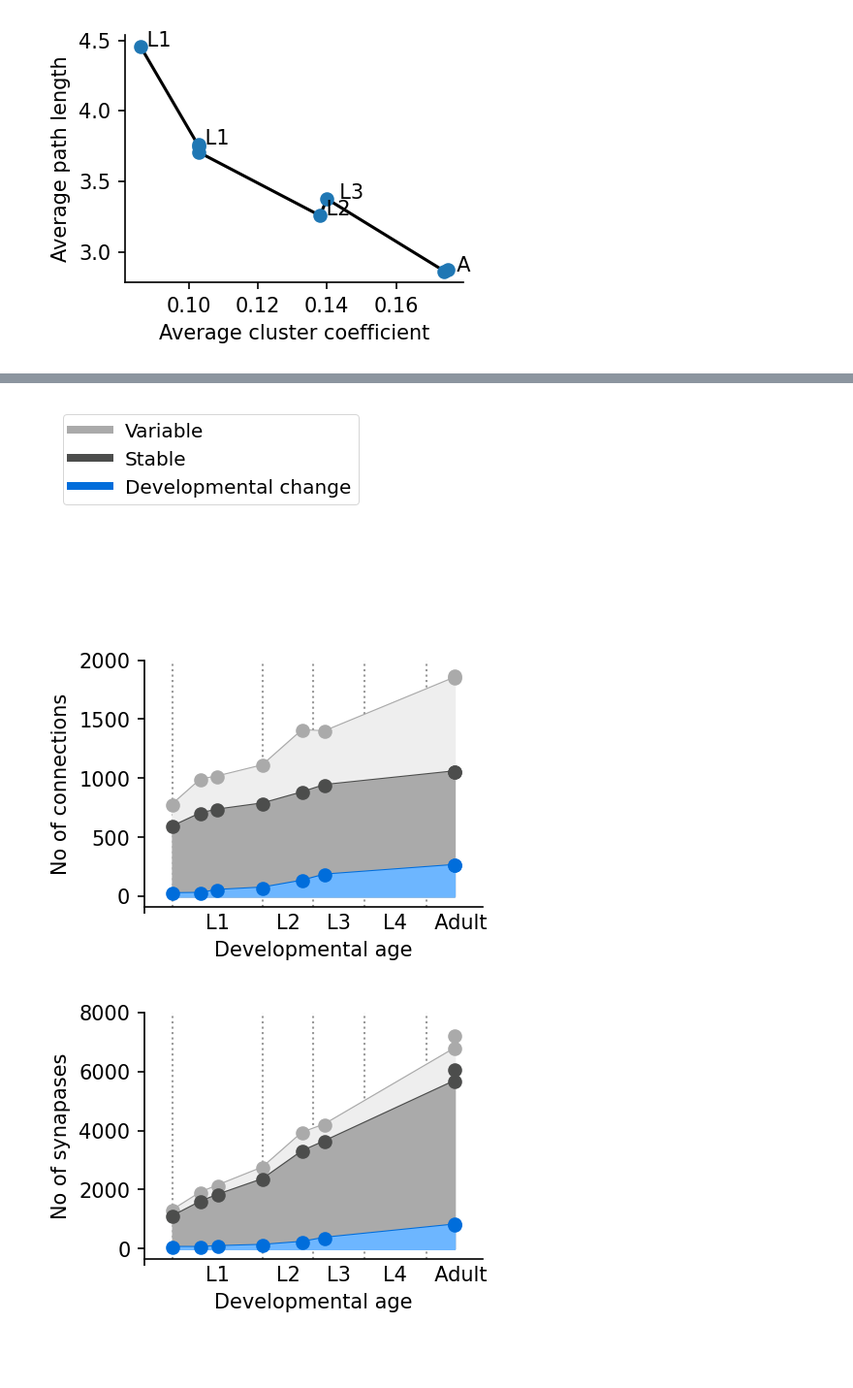
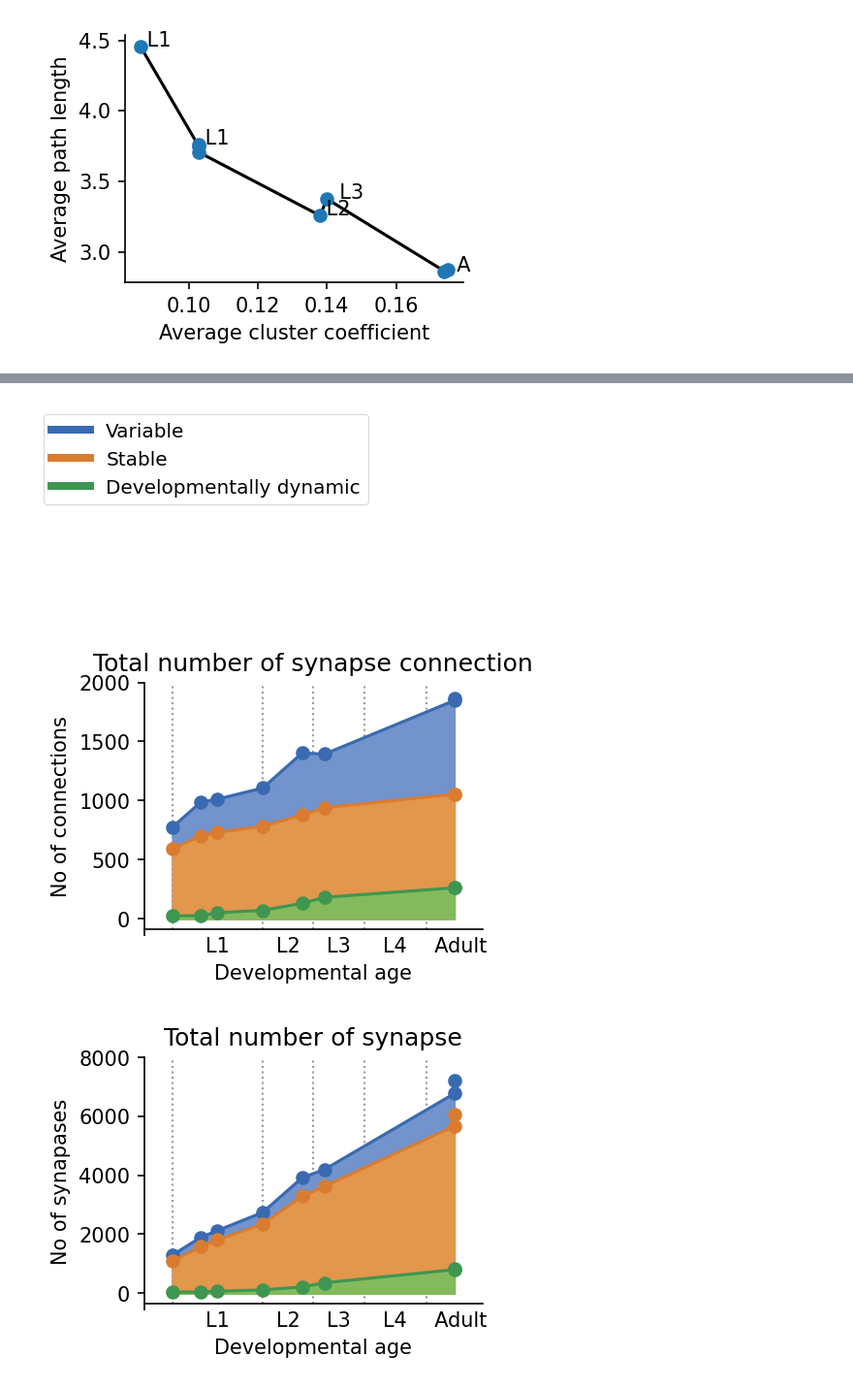
Before and after one commit to samarth1107/Network-Analysis-CElegan-Synapse, a Jupyter notebook: Main.ipynb, the cells around one changed output, grey strips where cells are left out. Shown at 97% size. Drawn from its saved outputs; the diff is of its cells as text; code cells hidden in the pictures; blank space fills up the shorter version.

```diff
--- a/Main.ipynb
+++ b/Main.ipynb
@@ -210,11 +209,11 @@ def convert_json_pandas(datasets=all_datasets):
     synapses = {d: [] for d in datasets}
     for dataset in datasets:
 
-        # url = f"https://raw.githubusercontent.com/samarth1107/Network-Analysis-CElegan-Synapse/main/synapse_dataset/{dataset}_synapses.json"
-        # dataset_synapses = requests.get(url).json()
+        url = f"https://raw.githubusercontent.com/samarth1107/Network-Analysis-CElegan-Synapse/main/synapse_dataset/{dataset}_synapses.json"
+        dataset_synapses = requests.get(url).json()
 
-        path = f"/Users/SUDHIR/Documents/Samarth/NB/synapse_dataset/{dataset}_synapses.json"
-        dataset_synapses = json.load(open(path))
+        # path = f"E:/Project/Network Bio/Paper/Network-Analysis-CElegan-Synapse/synapse_dataset/{dataset}_synapses.json"
+        # dataset_synapses = json.load(open(path))
 
         for synapse in dataset_synapses:
             if synapse['pre'] not in Node_name:
@@ -270,8 +269,8 @@ connection_data = convert_json_pandas()
 data = []
 data.append('Synapse raw data')
 
-# Dataset_url = 'https://github.com/samarth1107/Network-Analysis-CElegan-Synapse/blob/main/synapse_data.xlsx?raw=true'
-Dataset_url = '/Users/SUDHIR/Documents/Samarth/NB/synapse_data.xlsx'
+Dataset_url = 'https://github.com/samarth1107/Network-Analysis-CElegan-Synapse/blob/main/synapse_data.xlsx?raw=true'
+# Dataset_url = 'E:/Project/Network Bio/Paper/Network-Analysis-CElegan-Synapse/synapse_data.xlsx'
 for dataset_number in range(1, 9):
     data.append(pd.read_excel(Dataset_url, sheet_name=f"Dataset{dataset_number}",
                               index_col=0, header=2,
@@ -539,27 +701,27 @@ connections_count = G_classifications.groupby('edge_classifications').agg(lambda
 synapse_count = G_classifications.groupby('edge_classifications').sum()
 # %%
 colors = {
-    'Variable': '#eeeeee',
-    'Stable': '#aaaaaa',
-    'Developmental change': '#6DB6FF',
-    'Variable edge': '#aaaaaa',
-    'Stable edge': '#4C4D4C',
-    'Developmental change edge': '#006DDB'
+    'Variable': '#7293CB',
+    'Stable': '#E1974C',
+    'Developmental change': '#84BA5B',
+    'Variable edge': '#396AB1',
+    'Stable edge': '#DA7C30',
+    'Developmental change edge': '#3E9651'
 }
 # Create legend handles manually
 line1, = plt.plot([1], label='Variable', color=colors['Variable edge'], linewidth=8)
 line2, = plt.plot([1], label='Stable', color=colors['Stable edge'], linewidth=8)
-line3, = plt.plot([1], label='Developmental change', color=colors['Developmental change edge'], linewidth=8)
+line3, = plt.plot([1], label='Developmentally dynamic', color=colors['Developmental change edge'], linewidth=8)
 plt.legend(handles=[line1, line2, line3], prop={'size': 20})
 plt.gca().set_axis_off()
 plt.show()
 # %% [output]
-[figure, old version]
+[figure, new version]
 # %%
-plot_stack_area(connections_count, range(0, 2500, 500), 'No of connections')
+plot_stack_area(connections_count, range(0, 2500, 500), 'No of connections', 'Total number of synapse connection')
 # %% [output]
-[figure, old version]
+[figure, new version]
 # %%
-plot_stack_area(synapse_count, range(0, 8500, 2000), 'No of synapases')
+plot_stack_area(synapse_count, range(0, 8500, 2000), 'No of synapases', 'Total number of synapse')
 # %% [output]
-[figure, old version]
+[figure, new version]
```
Also changed, not shown: parts of 32 cells of this notebook, 1 other file.
